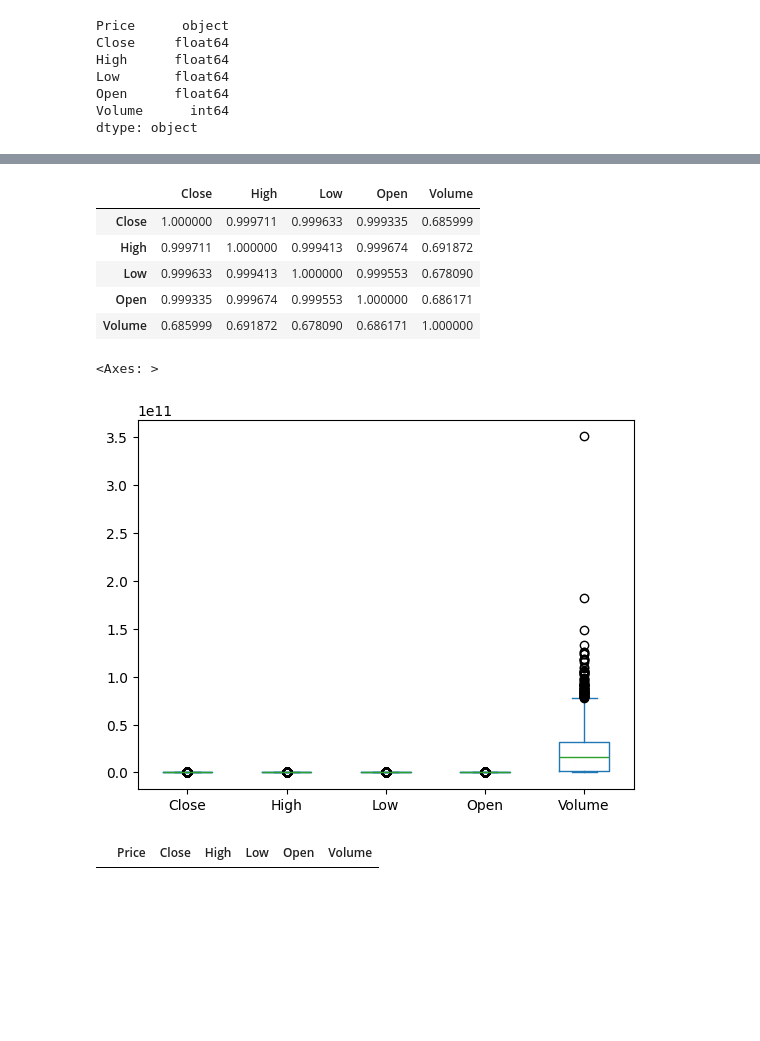
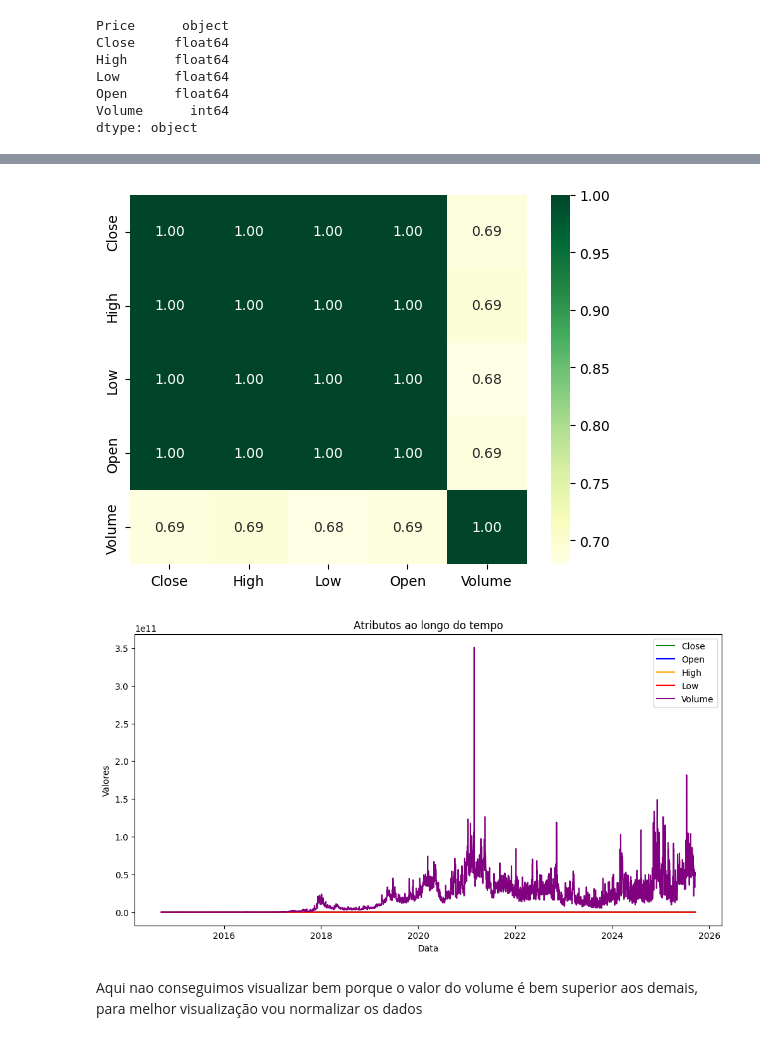
Before and after one commit to gusdiaso/crypto_predict, a Jupyter notebook: bitcoin.ipynb, the cells around one changed output, grey strips where cells are left out. Drawn from its saved outputs; the diff is of its cells as text; code cells hidden in the pictures; blank space fills up the shorter version.

```diff
--- a/bitcoin.ipynb
+++ b/bitcoin.ipynb
@@ -113,20 +143,24 @@ dtype: float64
 # %%
-# Calculando a correlação
-bitcoin.corr(numeric_only=True)
+plt.Figure(figsize=(8,6))
+sns.heatmap(df.corr(), annot=True, cmap="YlGn", fmt=".2f")
+plt.show()
 # %% [output]
-|  | Close | High | Low | Open | Volume |
-| Close | 1.000000 | 0.999711 | 0.999633 | 0.999335 | 0.685999 |
-| High | 0.999711 | 1.000000 | 0.999413 | 0.999674 | 0.691872 |
-| Low | 0.999633 | 0.999413 | 1.000000 | 0.999553 | 0.678090 |
-| Open | 0.999335 | 0.999674 | 0.999553 | 1.000000 | 0.686171 |
-| Volume | 0.685999 | 0.691872 | 0.678090 | 0.686171 | 1.000000 |
+[figure, added]
-# %%
-import matplotlib.pyplot as plt
-bitcoin.plot(kind='box')
-# %% [output]
-<Axes: >
-[figure, removed]
-# %%
-bitcoin[bitcoin.duplicated() == True]
-# %% [output]
-|  | Price | Close | High | Low | Open | Volume |
+# %%
+plt.figure(figsize=(12,6))
+
+plt.plot(df.index, df['Close'], label='Close', color='green')
+plt.plot(df.index, df['Open'], label='Open', color='blue')
+plt.plot(df.index, df['High'], label='High', color='orange')
+plt.plot(df.index, df['Low'], label='Low', color='red')
+plt.plot(df.index, df['Volume'], label='Volume', color='purple')
+
+plt.title('Atributos ao longo do tempo')
+plt.xlabel('Data')
+plt.ylabel('Valores')
+plt.legend()
+plt.show()
+# %% [output]
+[figure, added]
+# %% [markdown]
+Aqui nao conseguimos visualizar bem porque o valor do volume é bem superior aos demais, para melhor visualização vou normalizar os dados
```
Also changed, not shown: parts of 24 cells of this notebook, 5 other files.
